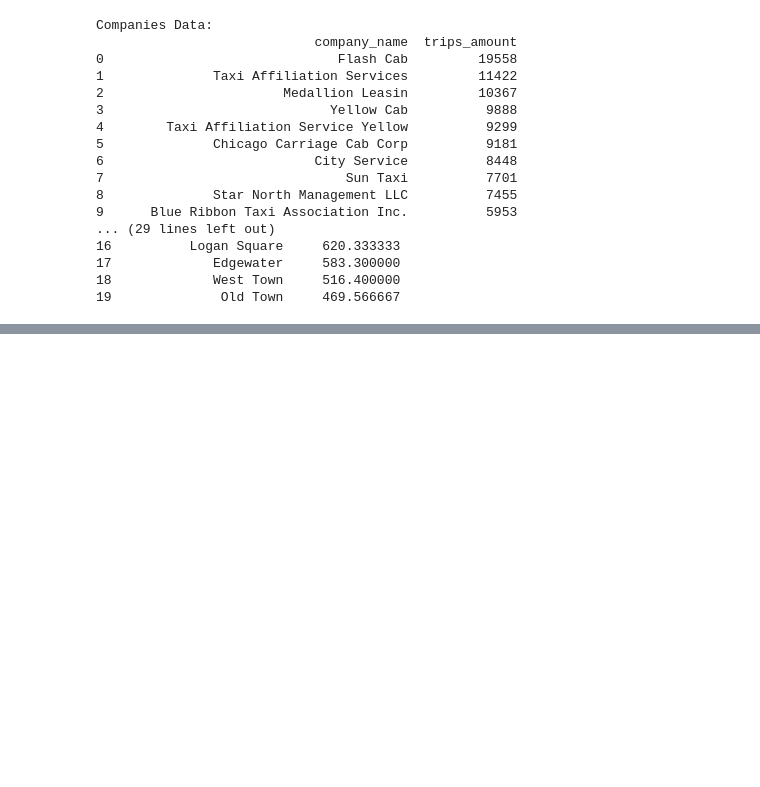
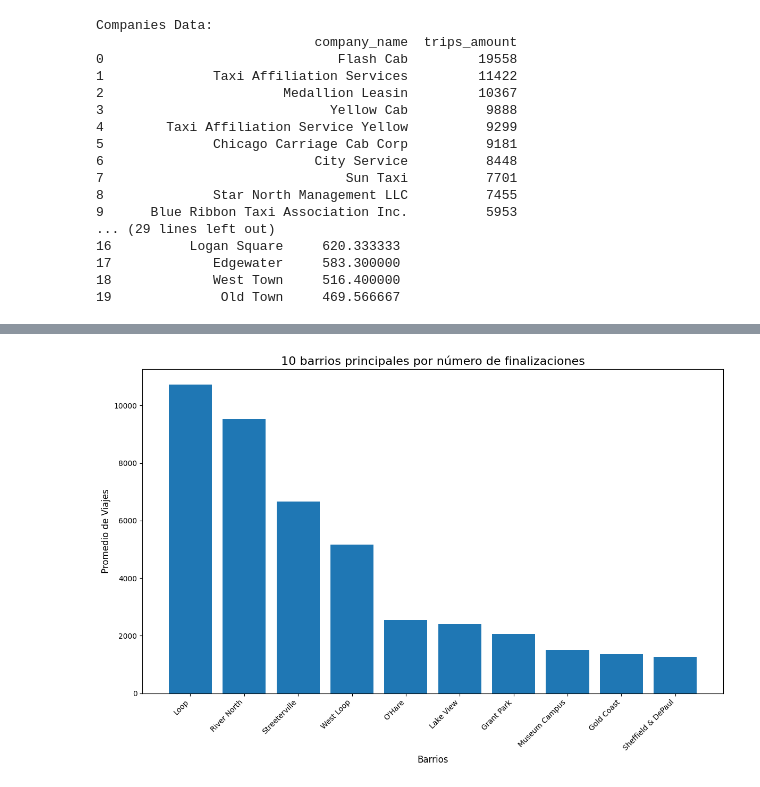
Before and after one commit to domenicarivera/DataScience_Projects_DomenicaRivera, a Jupyter notebook: Proyecto_1_Aplicacion_de_Taxis_Zuber/Analisis_Exploratorio_de_Datos_Notebook.ipynb, the cells around one changed output, grey strips where cells are left out. Saved outputs shown, nothing was run; the diff lists cells and outputs as text; code cells hidden in the pictures; blank space fills up the shorter version.

```diff
--- a/Proyecto_1_Aplicacion_de_Taxis_Zuber/Analisis_Exploratorio_de_Datos_Notebook.ipynb
+++ b/Proyecto_1_Aplicacion_de_Taxis_Zuber/Analisis_Exploratorio_de_Datos_Notebook.ipynb
@@ -86,0 +89,5 @@ None
+# %%
+#10 principales barrios por finalización de recorridos
+top_10_neighborhoods = neighborhoods_data.head(10)
+print("Los 10 principales barrios en términos de finalización del recorrido:")
+print(top_10_neighborhoods)
@@ -86,0 +123,12 @@ None
+# %%
+#Gráfico 2: 10 barrios principales por número de finalizaciones
+plt.figure(figsize=(12, 8))
+plt.bar(range(len(top_10_neighborhoods)), top_10_neighborhoods['average_trips'])
+plt.title('10 barrios principales por número de finalizaciones', fontsize=16)
+plt.xlabel('Barrios', fontsize=12)
+plt.ylabel('Promedio de Viajes', fontsize=12)
+plt.xticks(range(len(top_10_neighborhoods)), top_10_neighborhoods['dropoff_location_name'], rotation=45, ha='right')
+plt.tight_layout()
+plt.show()
+# %% [output]
+[figure, added]
```
Also changed, not shown: parts of 9 cells of this notebook, 1 other file.
